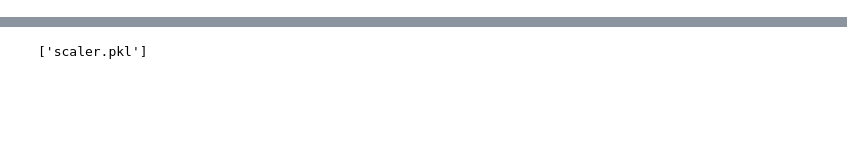
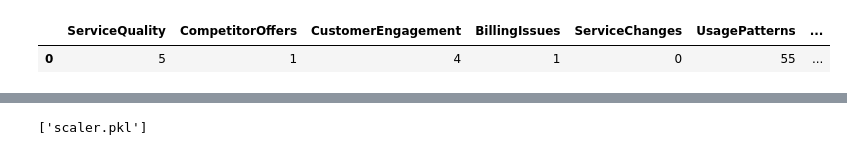
Before and after one commit to BDheekshithNaidu/chrun_ai, a Jupyter notebook: churn_ai.ipynb, the cells around one changed output, grey strips where cells are left out. Saved outputs shown, nothing was run; the diff lists cells and outputs as text; code cells hidden in the pictures; blank space fills up the shorter version.

```diff
--- a/churn_ai.ipynb
+++ b/churn_ai.ipynb
@@ -33,3 +76,48 @@ df = pd.DataFrame(data)
 df = pd.DataFrame(data)
 # %%
 df.to_csv("data.csv")
+# %%
+import pandas as pd
+
+# Define the columns
+columns = [
+    "ServiceQuality", "PricingAndPlans", "ContractualObligations", "CompetitorOffers",
+    "CustomerEngagement", "BillingIssues", "ServiceChanges", "CustomerLifecycleStage",
+    "UsagePatterns", "EconomicFactors", "TechnologyTrends", "CustomerSentiment",
+    "PricingAndPlans_Premium", "PricingAndPlans_Standard",	"ContractualObligations_2 Years",
+    "ContractualObligations_None", "CustomerLifecycleStage_At-Risk", "CustomerLifecycleStage_Churned", "CustomerLifecycleStage_New"
+]
+
+# Create a single-row DataFrame with actual values
+data_with_values = pd.DataFrame([
+    [5,	"Standard",	"1 Year", 1, 4,	1, 0,"New", 55,	1, 8, 5,False,False,False,False,False,False,False]
+], columns=columns)
+
+if data_with_values['PricingAndPlans'][0]=='Premium':
+    data_with_values['PricingAndPlans_Premium'].iloc[0] =True
+if data_with_values['PricingAndPlans'][0]=='Standard':
+    data_with_values['PricingAndPlans_Standard'].iloc[0] =True
+if data_with_values['ContractualObligations'][0]=='2 Years':
+    data_with_values['ContractualObligations_2 Years'].iloc[0] =True
+if data_with_values['ContractualObligations'][0]=='None':
+    data_with_values['ContractualObligations_None'].iloc[0] =True
+if data_with_values['CustomerLifecycleStage'][0]=='At-Risk':
+    data_with_values['CustomerLifecycleStage_At-Risk'].iloc[0] =True
+if data_with_values['CustomerLifecycleStage'][0]=='Churned':
+    data_with_values['CustomerLifecycleStage_Churned'].iloc[0] =True
+if data_with_values['CustomerLifecycleStage'][0]=='New':
+    data_with_values['CustomerLifecycleStage_New'].iloc[0] =True
+# Drop the 'BillingIssues' column
+data_with_values = data_with_values.drop(['PricingAndPlans','ContractualObligations','CustomerLifecycleStage'], axis=1)
+
+
+# PricingAndPlans_Premium	PricingAndPlans_Standard	ContractualObligations_2 Years	ContractualObligations_None	CustomerLifecycleStage_At-Risk	CustomerLifecycleStage_Churned	CustomerLifecycleStage_New
+data_with_values
+
+# scaler = StandardScaler()
+# pred_data_with_values = scaler.fit_transform(data_with_values)
+# %%
+data_with_values
+# %% [output]
+|  | ServiceQuality | CompetitorOffers | CustomerEngagement | BillingIssues | ServiceChanges | UsagePatterns | ... |
+| 0 | 5 | 1 | 4 | 1 | 0 | 55 | ... |
```
Also changed, not shown: parts of 18 cells of this notebook, 5 other files.
